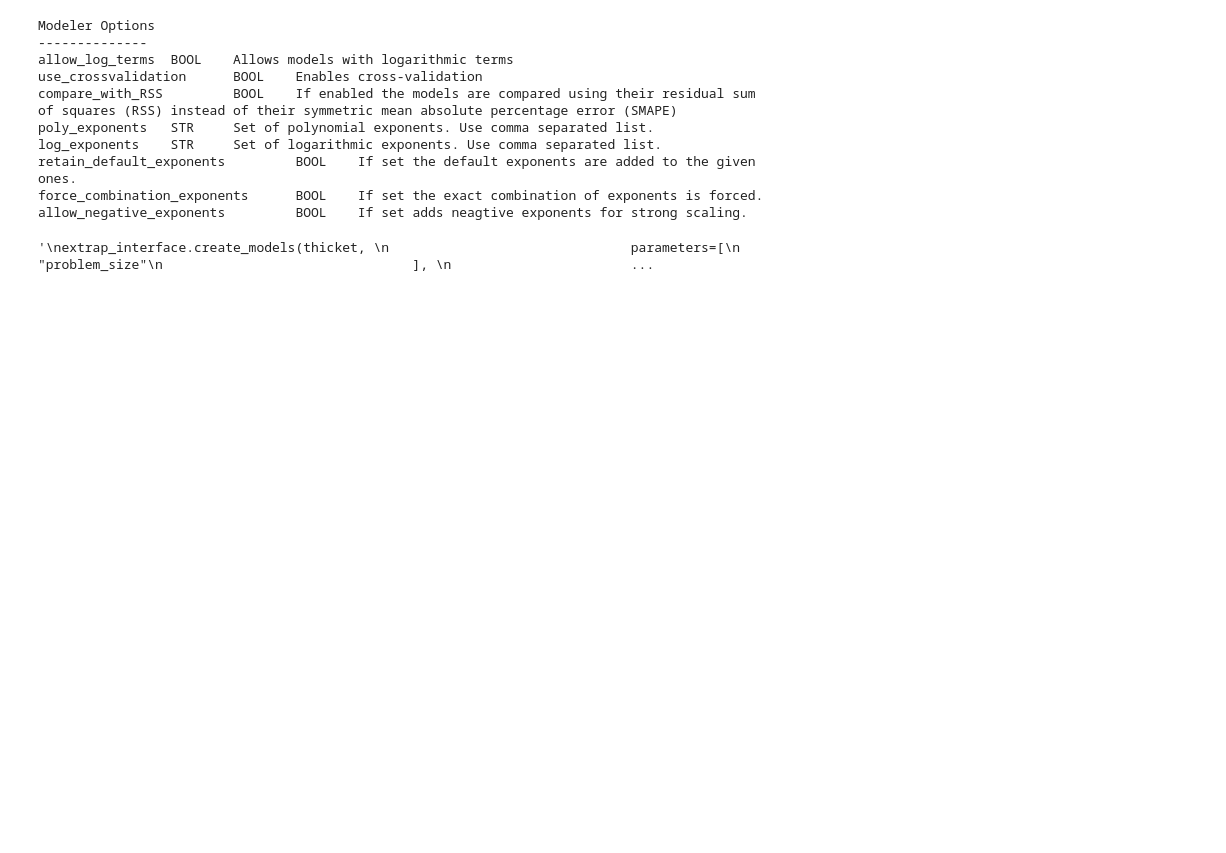
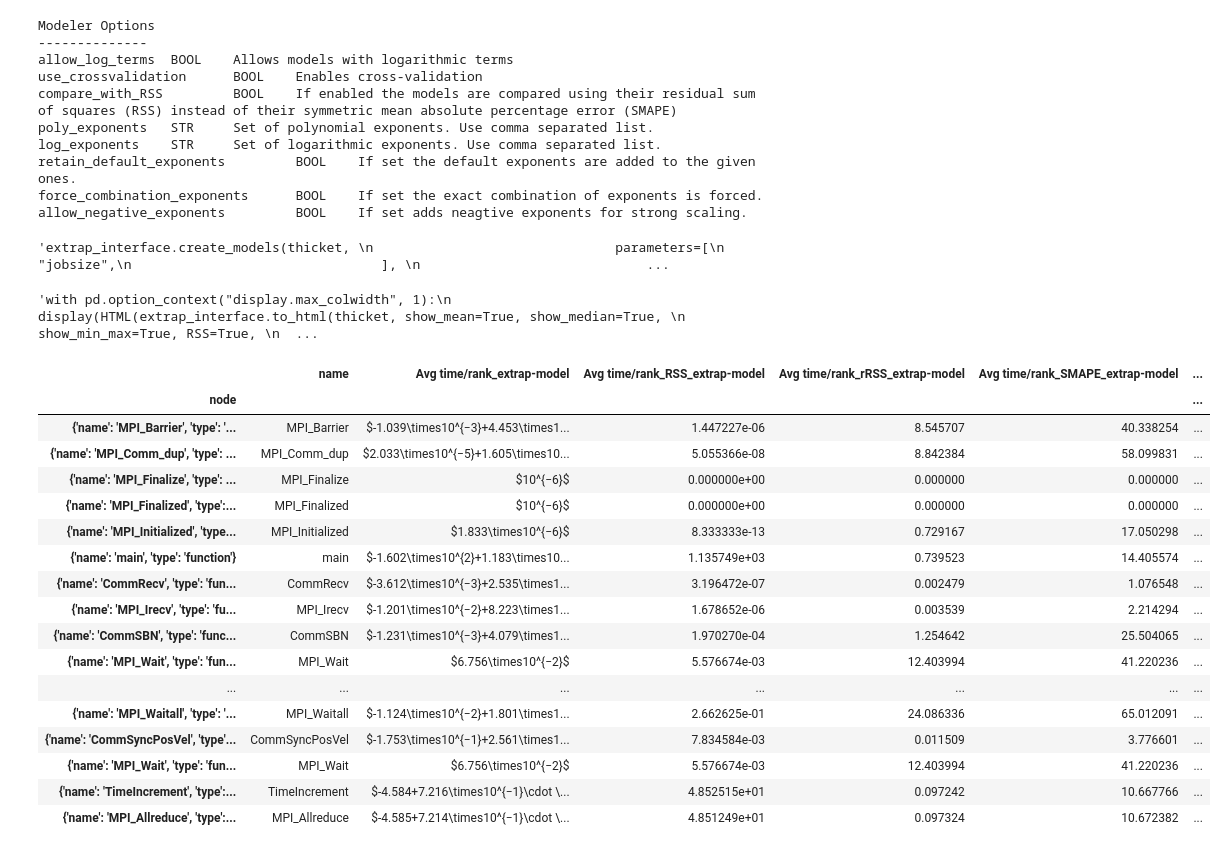
Before and after one commit to LLNL/thicket-tutorial, a Jupyter notebook: notebooks/test.ipynb, the cells around one changed output. Drawn from its saved outputs; the diff is of its cells as text; code cells hidden in the pictures; blank space fills up the shorter version.

```diff
--- a/notebooks/test.ipynb
+++ b/notebooks/test.ipynb
@@ -61,27 +61,48 @@ extrap_interface.create_models(thicket,
                                modeler="default",
                                model_name="config1")
 
-extrap_interface.create_models(thicket,
+"""extrap_interface.create_models(thicket,
                                parameters=[
                                    "jobsize",
                                 ],
                                metrics=[
                                    "Avg time/rank (exc)",
-                                   "Avg time/rank"
+                                   #"Avg time/rank"
                                    ],
                                modeler="default",
                                model_name="config2",
-                               modeler_options=modeler_options)
+                               modeler_options=modeler_options)"""
 # %% [output]
-'\nextrap_interface.create_models(thicket, \n                               parameters=[\n                                   "problem_size"\n                                ], \n                       ...
+'extrap_interface.create_models(thicket, \n                               parameters=[\n                                   "jobsize",\n                                ], \n                             ...
 # %%
-with pd.option_context("display.max_colwidth", 1):
+"""with pd.option_context("display.max_colwidth", 1):
     display(HTML(extrap_interface.to_html(thicket, show_mean=True, show_median=True,
                             show_min_max=True, RSS=True,
-                            AR2=True, show_opt_scaling=False)))
+                            AR2=True, show_opt_scaling=False)))"""
+# %% [output]
+'with pd.option_context("display.max_colwidth", 1):\n    display(HTML(extrap_interface.to_html(thicket, show_mean=True, show_median=True, \n                            show_min_max=True, RSS=True, \n  ...
 # %%
-mdl.componentize_statsframe()
+extrap_interface.componentize_statsframe(thicket)
 
-xp_comp_df = t_ens.statsframe.dataframe
+xp_comp_df = thicket.statsframe.dataframe
 
 xp_comp_df
+# %% [output]
+|  | name | Avg time/rank_extrap-model | Avg time/rank_RSS_extrap-model | Avg time/rank_rRSS_extrap-model | Avg time/rank_SMAPE_extrap-model | ... |
+| node |  |  |  |  |  | ... |
+| {'name': 'MPI_Barrier', 'type': '... | MPI_Barrier | $-1.039\times10^{−3}+4.453\times1... | 1.447227e-06 | 8.545707 | 40.338254 | ... |
+| {'name': 'MPI_Comm_dup', 'type': ... | MPI_Comm_dup | $2.033\times10^{−5}+1.605\times10... | 5.055366e-08 | 8.842384 | 58.099831 | ... |
+| {'name': 'MPI_Finalize', 'type': ... | MPI_Finalize | $10^{−6}$ | 0.000000e+00 | 0.000000 | 0.000000 | ... |
+| {'name': 'MPI_Finalized', 'type':... | MPI_Finalized | $10^{−6}$ | 0.000000e+00 | 0.000000 | 0.000000 | ... |
+| {'name': 'MPI_Initialized', 'type... | MPI_Initialized | $1.833\times10^{−6}$ | 8.333333e-13 | 0.729167 | 17.050298 | ... |
+| {'name': 'main', 'type': 'function'} | main | $-1.602\times10^{2}+1.183\times10... | 1.135749e+03 | 0.739523 | 14.405574 | ... |
+| {'name': 'CommRecv', 'type': 'fun... | CommRecv | $-3.612\times10^{−3}+2.535\times1... | 3.196472e-07 | 0.002479 | 1.076548 | ... |
+| {'name': 'MPI_Irecv', 'type': 'fu... | MPI_Irecv | $-1.201\times10^{−2}+8.223\times1... | 1.678652e-06 | 0.003539 | 2.214294 | ... |
+| {'name': 'CommSBN', 'type': 'func... | CommSBN | $-1.231\times10^{−3}+4.079\times1... | 1.970270e-04 | 1.254642 | 25.504065 | ... |
+| {'name': 'MPI_Wait', 'type': 'fun... | MPI_Wait | $6.756\times10^{−2}$ | 5.576674e-03 | 12.403994 | 41.220236 | ... |
+| ... | ... | ... | ... | ... | ... | ... |
+| {'name': 'MPI_Waitall', 'type': '... | MPI_Waitall | $-1.124\times10^{−2}+1.801\times1... | 2.662625e-01 | 24.086336 | 65.012091 | ... |
+| {'name': 'CommSyncPosVel', 'type'... | CommSyncPosVel | $-1.753\times10^{−1}+2.561\times1... | 7.834584e-03 | 0.011509 | 3.776601 | ... |
+| {'name': 'MPI_Wait', 'type': 'fun... | MPI_Wait | $6.756\times10^{−2}$ | 5.576674e-03 | 12.403994 | 41.220236 | ... |
+| {'name': 'TimeIncrement', 'type':... | TimeIncrement | $-4.584+7.216\times10^{−1}\cdot \... | 4.852515e+01 | 0.097242 | 10.667766 | ... |
+| {'name': 'MPI_Allreduce', 'type':... | MPI_Allreduce | $-4.585+7.214\times10^{−1}\cdot \... | 4.851249e+01 | 0.097324 | 10.672382 | ... |
```
Also changed, not shown: parts of 4 cells of this notebook, 2 other files.
